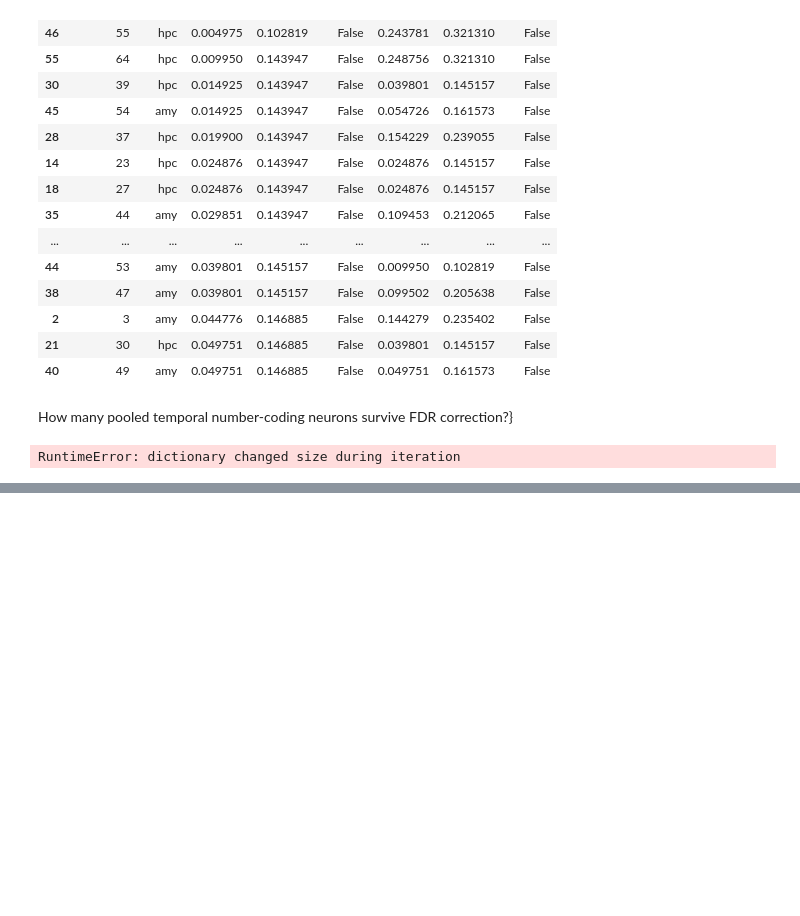
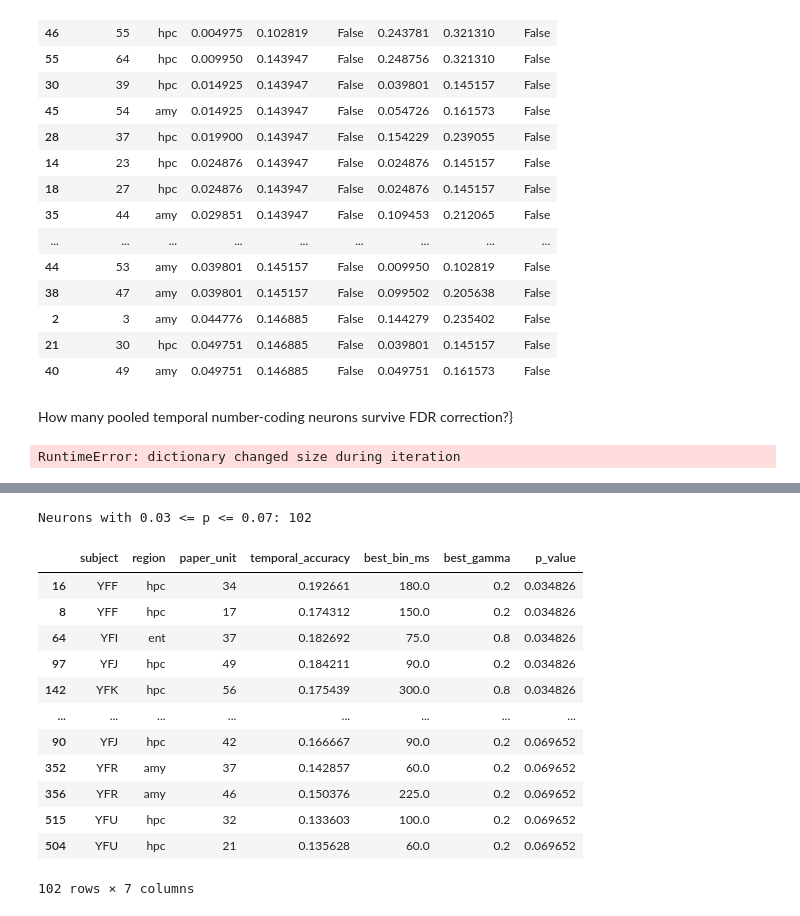
Before and after one commit to Shafiq-Abdu/number-simplex-reproduction, a Jupyter notebook: notebooks/02_population_decoding.ipynb, the cells around one changed output, grey strips where cells are left out. Drawn from its saved outputs; the diff is of its cells as text; code cells hidden in the pictures; blank space fills up the shorter version.

```diff
--- a/notebooks/02_population_decoding.ipynb
+++ b/notebooks/02_population_decoding.ipynb
@@ -3302,0 +3727,12 @@ RuntimeError: dictionary changed size during iteration
+# %%
+for subject in subjects:
+
+    p = subject_presentations[subject]
+
+    print(
+        subject,
+        "| presentations:",
+        len(p),
+        "| classes:",
+        sorted(p["number"].unique())
+    )
@@ -3302,0 +4325,42 @@ RuntimeError: dictionary changed size during iteration
+# %%
+# How many neurons are sitting right around the significance boundary?
+
+near_threshold = valid[
+    (valid["p_value"] >= 0.03) &
+    (valid["p_value"] <= 0.07)
+]
+
+print(
+    "Neurons with 0.03 <= p <= 0.07:",
+    len(near_threshold)
+)
+
+display(
+    near_threshold[
+        [
+            "subject",
+            "region",
+            "paper_unit",
+            "temporal_accuracy",
+            "best_bin_ms",
+            "best_gamma",
+            "p_value"
+        ]
+    ]
+    .sort_values("p_value")
+)
+# %% [output]
+Neurons with 0.03 <= p <= 0.07: 102
+|  | subject | region | paper_unit | temporal_accuracy | best_bin_ms | best_gamma | p_value |
+| 16 | YFF | hpc | 34 | 0.192661 | 180.0 | 0.2 | 0.034826 |
+| 8 | YFF | hpc | 17 | 0.174312 | 150.0 | 0.2 | 0.034826 |
+| 64 | YFI | ent | 37 | 0.182692 | 75.0 | 0.8 | 0.034826 |
+| 97 | YFJ | hpc | 49 | 0.184211 | 90.0 | 0.2 | 0.034826 |
+| 142 | YFK | hpc | 56 | 0.175439 | 300.0 | 0.8 | 0.034826 |
+| ... | ... | ... | ... | ... | ... | ... | ... |
+| 90 | YFJ | hpc | 42 | 0.166667 | 90.0 | 0.2 | 0.069652 |
+| 352 | YFR | amy | 37 | 0.142857 | 60.0 | 0.2 | 0.069652 |
+| 356 | YFR | amy | 46 | 0.150376 | 225.0 | 0.2 | 0.069652 |
+| 515 | YFU | hpc | 32 | 0.133603 | 100.0 | 0.2 | 0.069652 |
+| 504 | YFU | hpc | 21 | 0.135628 | 60.0 | 0.2 | 0.069652 |
+102 rows × 7 columns
```
Also changed, not shown: parts of 31 cells of this notebook, 3 other files.
